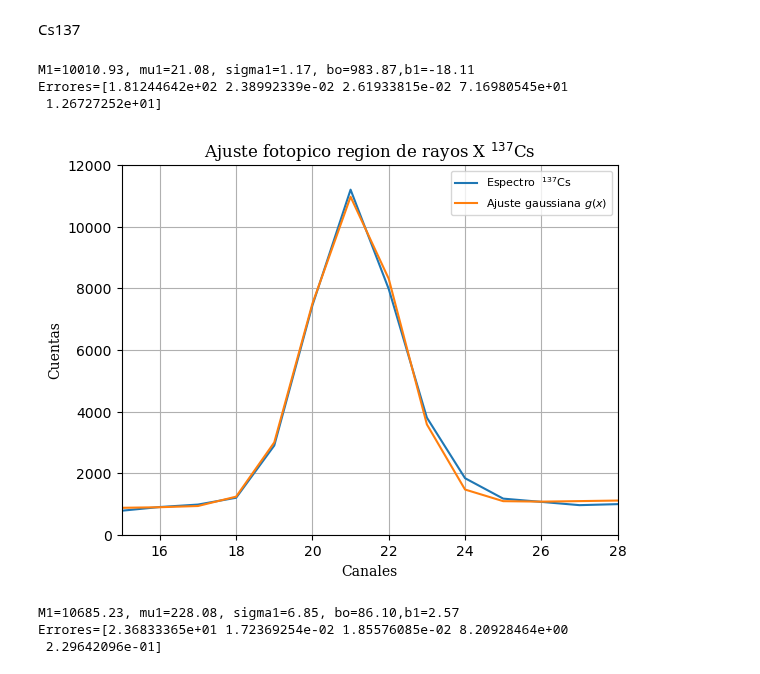
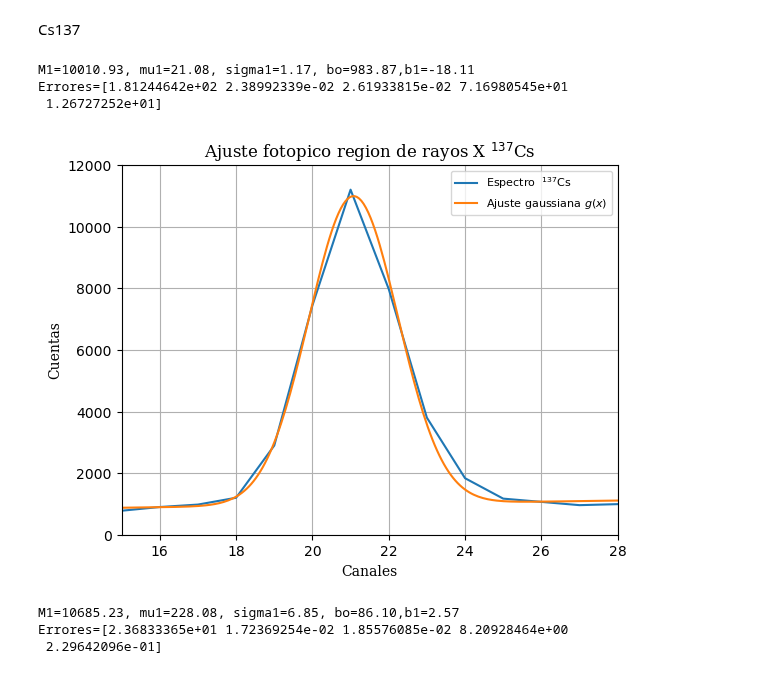
Before and after one commit to juan3ltran/Instrumentacion_Nuclear, a Jupyter notebook: Practica2/ajuste_picos.ipynb, the cells around one changed output. Drawn from its saved outputs; the diff is of its cells as text; code cells hidden in the pictures.

```diff
--- a/Practica2/ajuste_picos.ipynb
+++ b/Practica2/ajuste_picos.ipynb
@@ -77,25 +77,25 @@ Cs137
 # %%
 a,b=ajustar_gaussiana(Canales,1,15,30,Cs137y,10000,22,2,1000,0.08)
 fig,ax=plt.subplots()
 
 ax.plot(Canales,Cs137y,label=r"Espectro  $^{137}$Cs")
-ax.plot(gaussiana_experimental(Canales,*a),label=r"Ajuste gaussiana $g(x)$")
+ax.plot(np.linspace(0,30,500),gaussiana_experimental(np.linspace(0,30,500),*a),label=r"Ajuste gaussiana $g(x)$")
 
 ax.set_xlim(15,28)
 ax.set_ylim(0,12000)
 
 ax.set_xlabel("Canales",family="serif")
 ax.set_ylabel("Cuentas",family="serif")
 ax.set_title(r"Ajuste fotopico region de rayos X $^{137}$Cs",family="serif")
 ax.grid()
 ax.legend(fontsize=8)
 
 plt.show()
 # %% [output]
 M1=10010.93, mu1=21.08, sigma1=1.17, bo=983.87,b1=-18.11
 Errores=[1.81244642e+02 2.38992339e-02 2.61933815e-02 7.16980545e+01
  1.26727252e+01]
-[figure, old version]
+[figure, new version]
 # %%
 a,b=ajustar_gaussiana(Canales,1,180,280,Cs137y,10000,230,40/3,0,0.08)
 fig,ax=plt.subplots()
```
Also changed, not shown: parts of 3 cells of this notebook, 2 other files.
